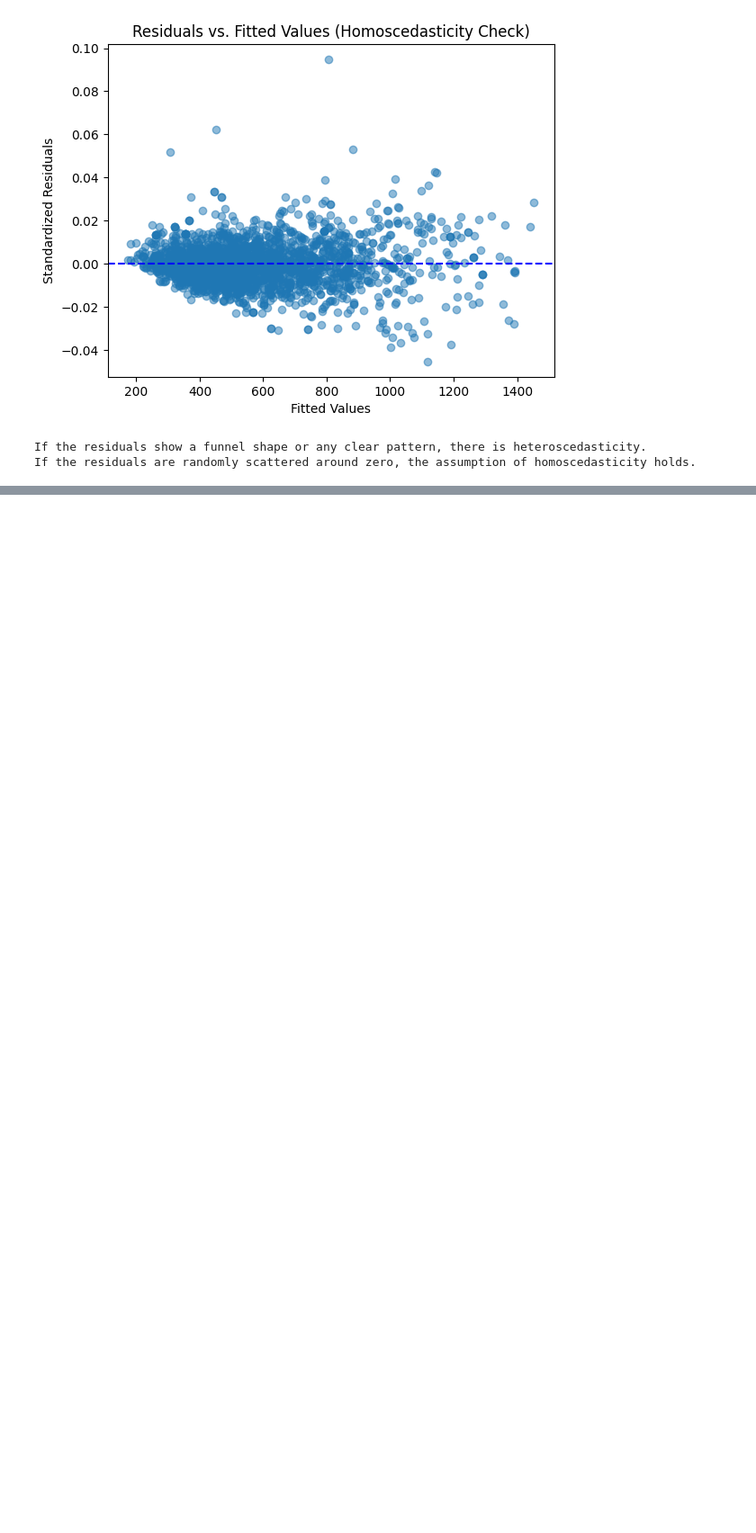
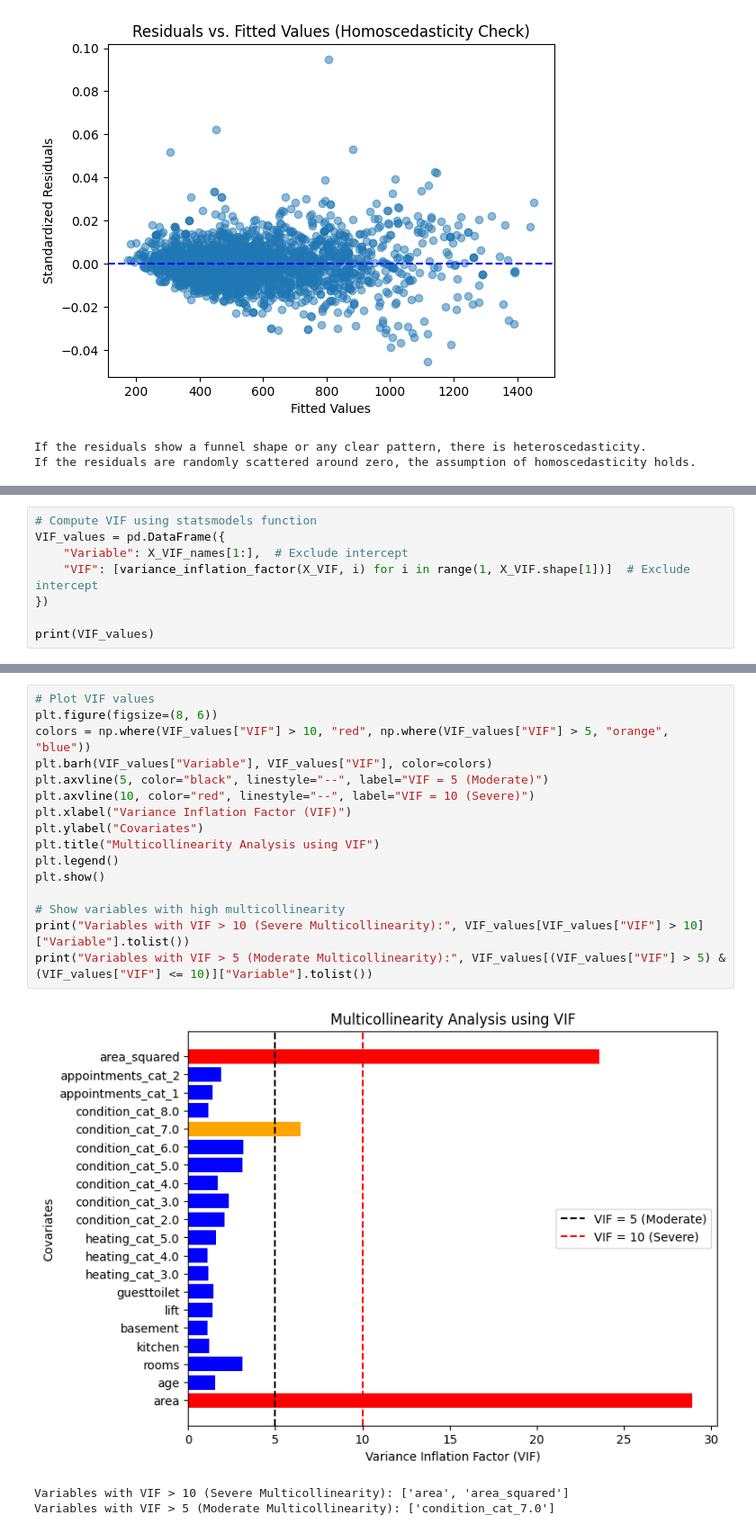
Before and after one commit to eminsin/RegressionAnalysis, a Jupyter notebook: RegressionAnalysis.ipynb, the cells around one changed output, grey strips where cells are left out. Shown at 90% size. Saved outputs shown, nothing was run; the diff lists cells and outputs as text; blank space fills up the shorter version.

Commit message:
Added VIF analysis and visualize it

```diff
--- a/RegressionAnalysis.ipynb
+++ b/RegressionAnalysis.ipynb
@@ -868,0 +908,8 @@ If the residuals are randomly scattered around zero, the assumption of homosceda
+# %%
+# Compute VIF using statsmodels function
+VIF_values = pd.DataFrame({
+    "Variable": X_VIF_names[1:],  # Exclude intercept
+    "VIF": [variance_inflation_factor(X_VIF, i) for i in range(1, X_VIF.shape[1])]  # Exclude intercept
+})
+
+print(VIF_values)
@@ -868,0 +934,20 @@ If the residuals are randomly scattered around zero, the assumption of homosceda
+# %%
+# Plot VIF values
+plt.figure(figsize=(8, 6))
+colors = np.where(VIF_values["VIF"] > 10, "red", np.where(VIF_values["VIF"] > 5, "orange", "blue"))
+plt.barh(VIF_values["Variable"], VIF_values["VIF"], color=colors)
+plt.axvline(5, color="black", linestyle="--", label="VIF = 5 (Moderate)")
+plt.axvline(10, color="red", linestyle="--", label="VIF = 10 (Severe)")
+plt.xlabel("Variance Inflation Factor (VIF)")
+plt.ylabel("Covariates")
+plt.title("Multicollinearity Analysis using VIF")
+plt.legend()
+plt.show()
+
+# Show variables with high multicollinearity
+print("Variables with VIF > 10 (Severe Multicollinearity):", VIF_values[VIF_values["VIF"] > 10]["Variable"].tolist())
+print("Variables with VIF > 5 (Moderate Multicollinearity):", VIF_values[(VIF_values["VIF"] > 5) & (VIF_values["VIF"] <= 10)]["Variable"].tolist())
+# %% [output]
+[figure, added]
+Variables with VIF > 10 (Severe Multicollinearity): ['area', 'area_squared']
+Variables with VIF > 5 (Moderate Multicollinearity): ['condition_cat_7.0']
```
Also changed, not shown: parts of 12 cells of this notebook.
